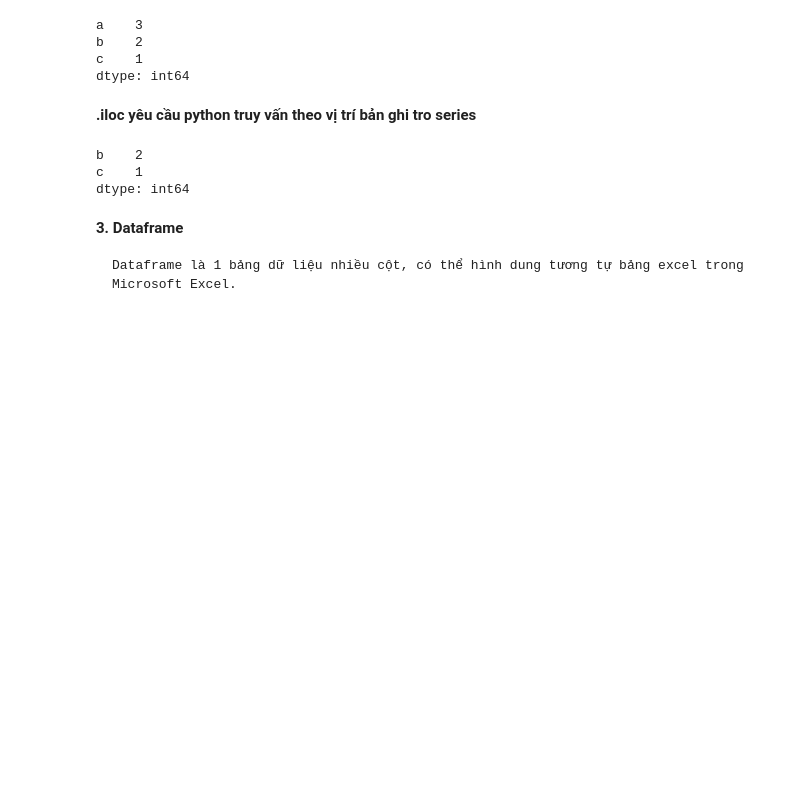
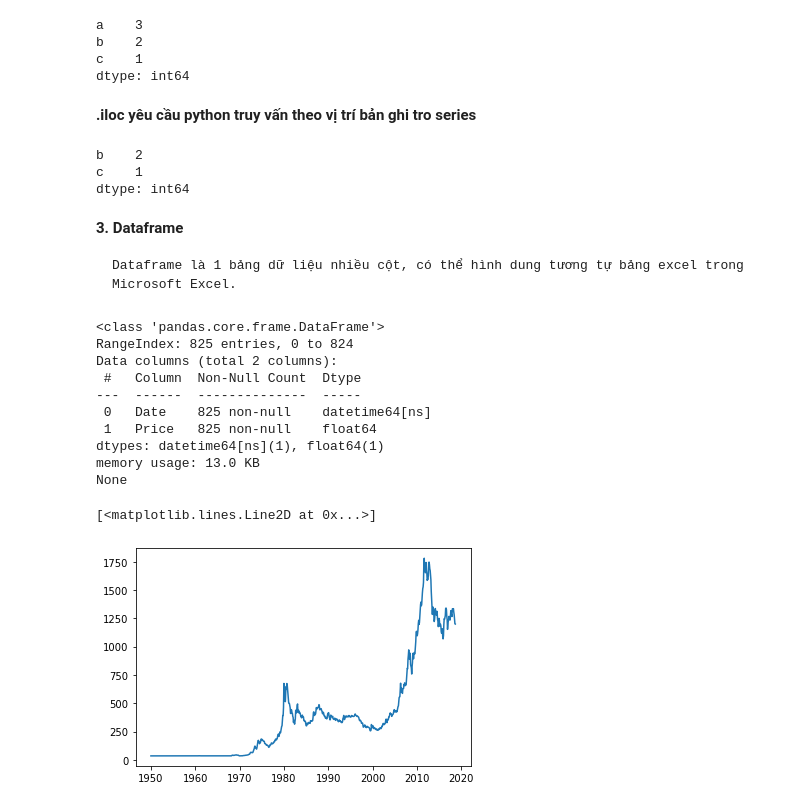
Before and after one commit to ngoantnut/data-science-by-Huy-teacher, a Jupyter notebook: pandas.ipynb, the cells around one changed output. Drawn from its saved outputs; the diff is of its cells as text; code cells hidden in the pictures; blank space fills up the shorter version.

Commit message:
update panda

```diff
--- a/pandas.ipynb
+++ b/pandas.ipynb
@@ -147,3 +149,32 @@ dtype: int64
 **3. Dataframe**
 
     Dataframe là 1 bảng dữ liệu nhiều cột, có thể hình dung tương tự bảng excel trong Microsoft Excel.
+# %%
+# VD vẽ toàn bộ dữ liệu 2 cột
+# Làm việc giá vàng
+# Gia vàng là 1 dataframe nhưng chỉ có 2 cột => kiểu series
+# Cột 0 là date
+# Cột 1 là giá vàng
+# Lệnh sau đọc toàn bộ dữ liệu giá vàng các nam
+giavang=pd.read_csv('data_science/gold_price.csv')
+# Chuyển kiểu cột 0 sang kiểu datetime
+giavang.Date=pd.to_datetime(giavang['Date'])
+giavang.set_index(giavang.Date)
+print(giavang.info())
+import matplotlib.pyplot as plt
+# vẽ biểu đồ giá vàng trên toàn bộ dữ liêu
+#Hy vọng: trục x là date, trục y là giá
+plt.plot(giavang.Date,giavang.Price)
+# %% [output]
+<class 'pandas.core.frame.DataFrame'>
+RangeIndex: 825 entries, 0 to 824
+Data columns (total 2 columns):
+ #   Column  Non-Null Count  Dtype
+---  ------  --------------  -----
+ 0   Date    825 non-null    datetime64[ns]
+ 1   Price   825 non-null    float64
+dtypes: datetime64[ns](1), float64(1)
+memory usage: 13.0 KB
+None
+[<matplotlib.lines.Line2D at 0x...>]
+[figure, added]
```
Also changed, not shown: parts of 1 cell of this notebook, 1 other file.
